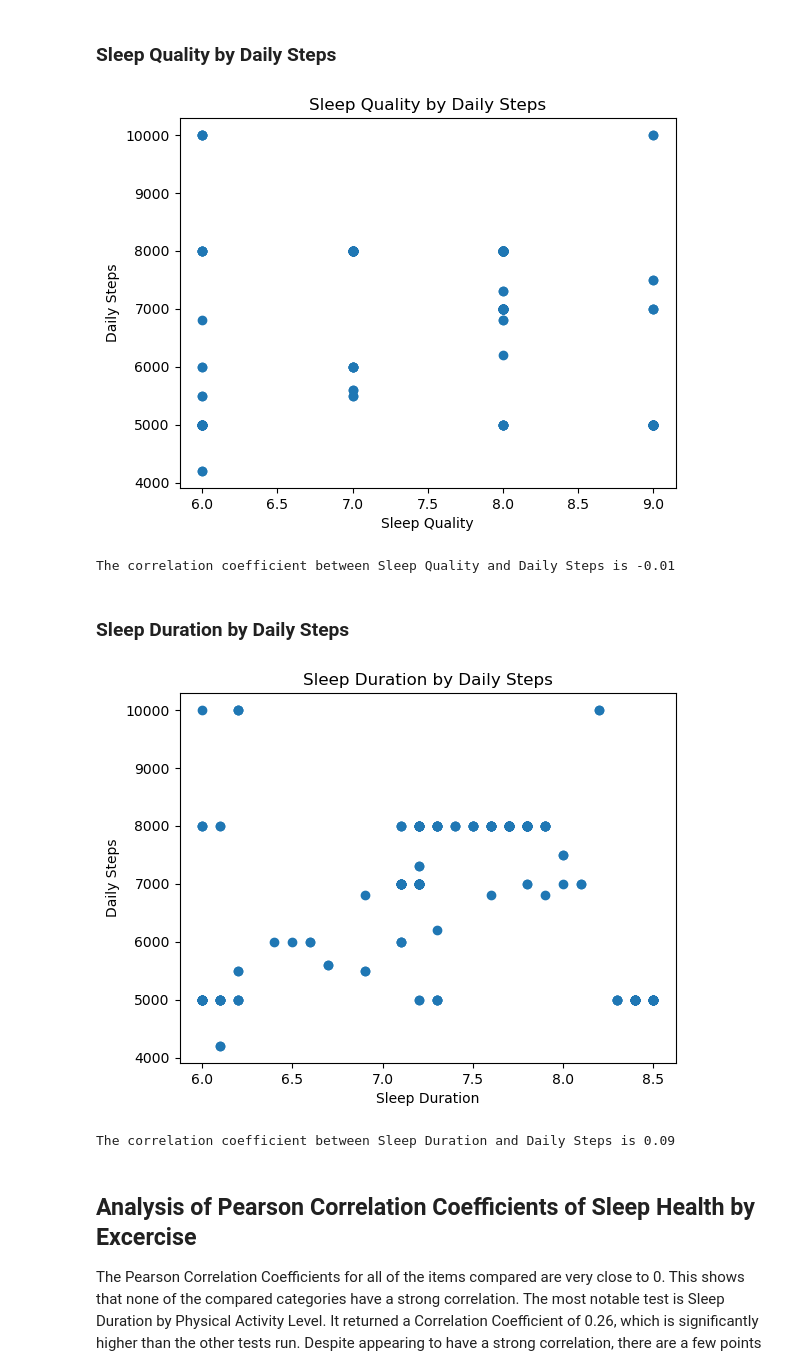
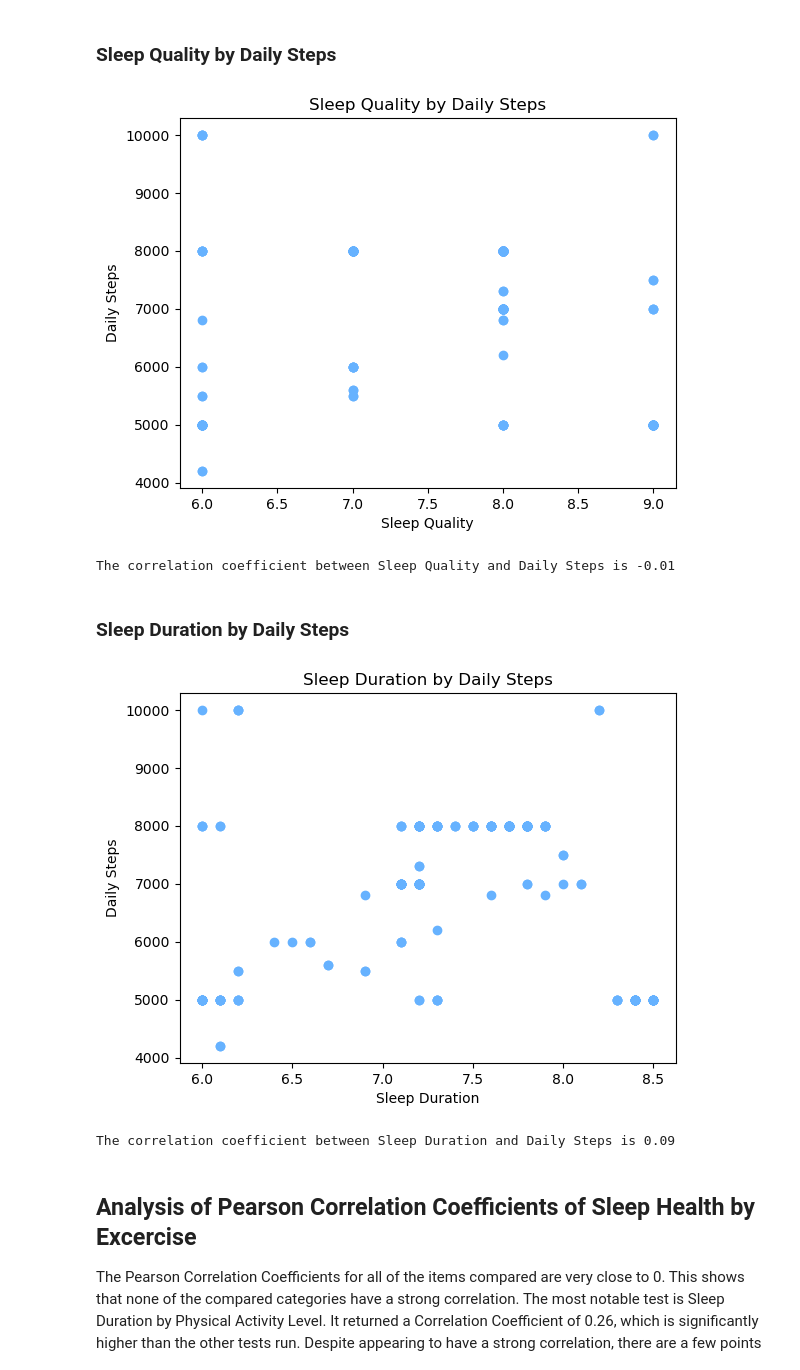
Before and after one commit to ThanhVo626/SleepHealth_EDA, a Jupyter notebook: kp_branch/sleep_health_EDA.ipynb, the cells around one changed output. Cells and saved outputs as stored; diff of their text form; code cells hidden in the pictures.

```diff
--- a/kp_branch/sleep_health_EDA.ipynb
+++ b/kp_branch/sleep_health_EDA.ipynb
@@ -382,9 +382,9 @@ The correlation coefficient between Sleep Duration and Physical Activity Level i
 # %% [markdown]
 ### Sleep Quality by Daily Steps
 # %%
-#create scatter plot of Sleep Quality by Physical Activity Level
+#create scatter plot of Sleep Quality by Daily Steps
 
-plt.scatter(df['Sleep Quality'], df['Daily Steps'])
+plt.scatter(df['Sleep Quality'], df['Daily Steps'], color='#66B2FF')
 plt.xlabel('Sleep Quality')
 plt.ylabel('Daily Steps')
 plt.title('Sleep Quality by Daily Steps')
@@ -394,24 +394,24 @@ plt.show()
 correlation = stats.pearsonr(df['Sleep Quality'], df['Daily Steps'])
 print(f"The correlation coefficient between Sleep Quality and Daily Steps is {round(correlation[0],2)}")
 # %% [output]
-[figure, old version]
+[figure, new version]
 The correlation coefficient between Sleep Quality and Daily Steps is -0.01
 # %% [markdown]
 ### Sleep Duration by Daily Steps
 # %%
-#create scatter plot of Sleep Quality by Physical Activity Level
+#create scatter plot of Sleep Quality by Daily Steps
 
-plt.scatter(df['Sleep Duration'], df['Daily Steps'])
+plt.scatter(df['Sleep Duration'], df['Daily Steps'], color='#66B2FF')
 plt.xlabel('Sleep Duration')
 plt.ylabel('Daily Steps')
 plt.title('Sleep Duration by Daily Steps')
 plt.show()
 
 #Pearson Correlation Coefficient
 correlation = stats.pearsonr(df['Sleep Duration'], df['Daily Steps'])
 print(f"The correlation coefficient between Sleep Duration and Daily Steps is {round(correlation[0],2)}")
 # %% [output]
-[figure, old version]
+[figure, new version]
 The correlation coefficient between Sleep Duration and Daily Steps is 0.09
 # %% [markdown]
 ## Analysis of Pearson Correlation Coefficients of Sleep Health by Excercise
```
Also changed, not shown: parts of 8 cells of this notebook.
